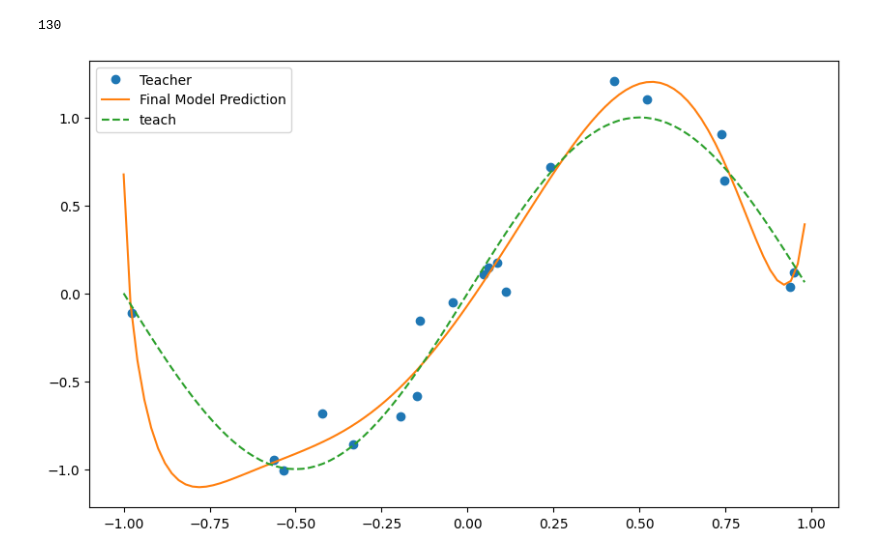
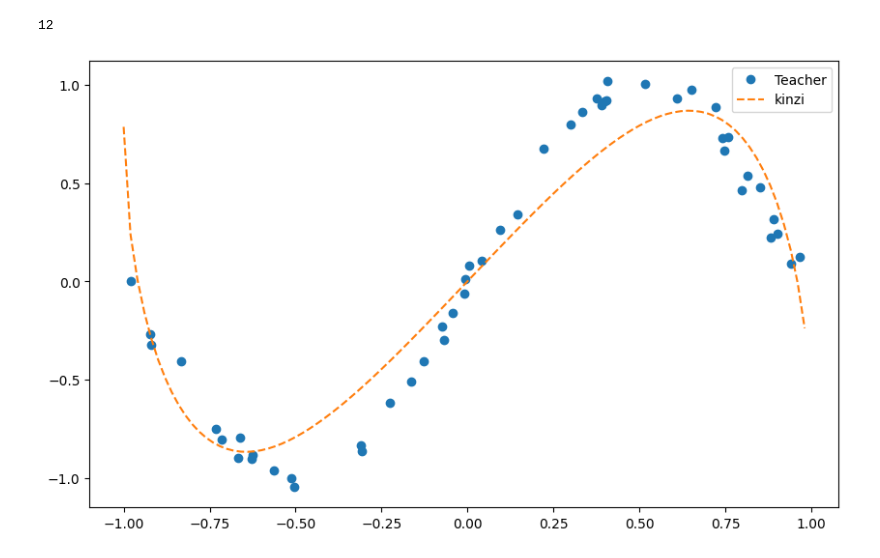
Before and after one commit to nmrintel/Quantum, a Jupyter notebook: qulacs/fit_sin.ipynb, the cells around one changed output. Saved outputs shown, nothing was run; the diff lists cells and outputs as text; code cells hidden in the pictures.

```diff
--- a/qulacs/fit_sin.ipynb
+++ b/qulacs/fit_sin.ipynb
@@ -5,23 +5,23 @@ import matplotlib.pyplot as plt
 from functools import reduce
 import statistics
 # %%
-nqubit = 4
-c_depth = 10
+nqubit = 1
+c_depth = 3
 time_step = 10
 
 x_min = -1.
 x_max = 1.
-num_x_train = 20
+num_x_train = 50
 
 func_to_learn = lambda x: np.sin(np.pi*x)
 
-random_seed = 8
+random_seed = 9
 np.random.seed(random_seed)
 # %%
 x_train = x_min + (x_max - x_min)*np.random.rand(num_x_train)
 y_train = func_to_learn(x_train)
 
-mag_noise = 0.2
+mag_noise = 0.05
 y_train = y_train+ mag_noise * np.random.randn(num_x_train)
 
 plt.plot(x_train,y_train,"o")
@@ -237,23 +242,22 @@ print(theta_opt)
 # %%
 print(U_out.get_gate_count())
 # %% [output]
-130
+12
 # %%
 set_U_out(theta_opt)
 plt.figure(figsize=(10,6))
 
 plt.plot(x_train, y_train, "o", label='Teacher')
 
-y_pred1 = [qcl_pred(x, U_out) for x in xlist]
-y_pred2 = [func_to_learn(x) for x in xlist]
-plt.plot(xlist, y_pred1, label='Final Model Prediction')
-plt.plot(xlist, y_pred2, '--', label='teach')
+y_pred2 = [qcl_pred(x,U_out) for x in xlist]
+# plt.plot(xlist, y_pred, label='Final Model Prediction')
+plt.plot(xlist, y_pred2, '--', label='kinzi')
 #plt.plot(xlist, pred3, label='matrix')
 
 plt.legend()
 plt.show()
 # %% [output]
-[figure, old version]
+[figure, new version]
 # %%
 # ファイルを書き込みモードで開く
 with open('x.txt', 'w') as f:
```
Also changed, not shown: parts of 6 cells of this notebook, 10 other files.
